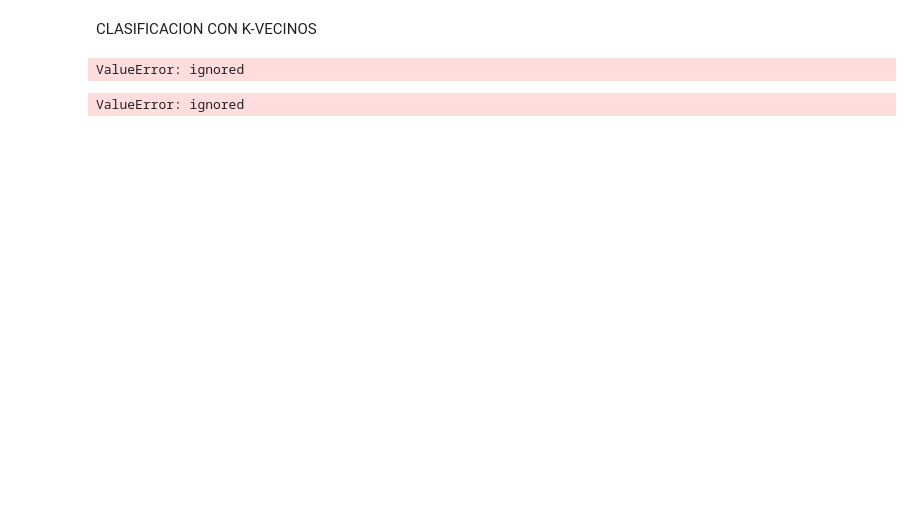
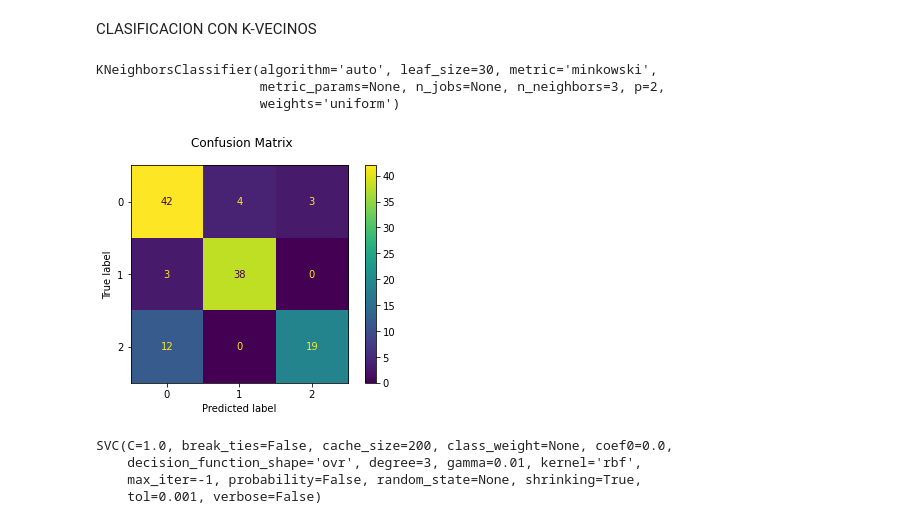
Before and after one commit to ValentinBarco/Aprendisaje-de-maquina, a Jupyter notebook: Proyecto_MID.ipynb, the cells around one changed output. Saved outputs shown, nothing was run; the diff lists cells and outputs as text; code cells hidden in the pictures; blank space fills up the shorter version.

```diff
--- a/Proyecto_MID.ipynb
+++ b/Proyecto_MID.ipynb
@@ -78,9 +94,9 @@ NEUMONIA_training = []
 for img in os.listdir(datosNeumonia):
   img = cv2.imread(os.path.join(datosNeumonia,img))
   img = cv2.resize(img,((256,128)),interpolation=cv2.INTER_AREA)
-  fd, img = hog(img, orientations=9, pixels_per_cell=(8, 8),cells_per_block=(2, 2),visualize=True, multichannel=True)
-  img = img/img.max();
-  NEUMONIA_training.append([img])
+  fd = hog(img, orientations=9, pixels_per_cell=(8, 8),cells_per_block=(2, 2), multichannel=True)
+  fd = fd/fd.max()
+  NEUMONIA_training.append(fd)
 # %%
 dataroot = "dataroot"
 datosNormal = dataroot + '/Normal '
@@ -89,9 +105,9 @@ NORMAL_training = [];
 for img in os.listdir(datosNormal):
   img = cv2.imread(os.path.join(datosNormal,img))
   img = cv2.resize(img,((256,128)),interpolation=cv2.INTER_AREA)
-  fd, img = hog(img, orientations=9, pixels_per_cell=(8, 8),cells_per_block=(2, 2),visualize=True, multichannel=True)
-  img = img/img.max();
-  NORMAL_training.append([img])
+  fd = hog(img, orientations=9, pixels_per_cell=(8, 8),cells_per_block=(2, 2), multichannel=True)
+  fd = fd/fd.max()
+  NORMAL_training.append(fd)
 
 print(len(NORMAL_training))
 # %% [output]
@@ -99,9 +115,17 @@ print(len(NORMAL_training))
 # %%
 import pandas as pd
 
-DataCovid = pd.DataFrame({'Radiografias': COVID_training,'target':'covid'});
-DataNeumonia = pd.DataFrame({'Radiografias': NEUMONIA_training,'target':'Neumonia'});
-DataNormal = pd.DataFrame({'Radiografias': NORMAL_training,'target':'Normal'});
+
+
+DataCovid = pd.DataFrame(COVID_training)
+targetCovid=pd.DataFrame([1]*len(DataCovid))
+DataNeumonia = pd.DataFrame(NEUMONIA_training)
+targetNeumonia=pd.DataFrame([2]*len(DataNeumonia))
+DataNormal = pd.DataFrame(NORMAL_training)
+targetNormal =pd.DataFrame([0]*len(DataNormal))
 
 Dataset = pd.concat([DataCovid, DataNeumonia, DataNormal],ignore_index= True,axis=0)
+target = pd.concat([targetCovid, targetNeumonia, targetNormal],ignore_index= True,axis=0)
+
+target.head
 # %% [output]
@@ -116,23 +169,31 @@ from sklearn.metrics import confusion_matrix
 from sklearn import metrics
 from sklearn.model_selection import train_test_split
 
-
-
-X_train, X_test, y_train, y_test = train_test_split(Dataset['Radiografias'], Dataset['target'], test_size=0.8, random_state=0)
+X_train, X_test, y_train, y_test = train_test_split(Dataset, target, test_size=0.2, random_state=0)
 
 Kvecinos = neighbors.KNeighborsClassifier(n_neighbors=3)
 Kvecinos.fit(X_train, y_train)
 # %% [output]
-ValueError: ignored
+KNeighborsClassifier(algorithm='auto', leaf_size=30, metric='minkowski',
+                     metric_params=None, n_jobs=None, n_neighbors=3, p=2,
+                     weights='uniform')
+# %%
+disp = metrics.plot_confusion_matrix(Kvecinos, X_test, y_test)
+disp.figure_.suptitle("Confusion Matrix");
+# %% [output]
+[figure, added]
 # %%
 from sklearn.model_selection import train_test_split
 from sklearn import svm, metrics
 from sklearn.model_selection import GridSearchCV
 from sklearn.metrics import classification_report
 
-X_train, X_test, y_train, y_test = train_test_split(Dataset['Radiografias'], Dataset['target'], shuffle = True, test_size=0.2, random_state=1)
+X_train, X_test, y_train, y_test = train_test_split(Dataset, target, shuffle = True, test_size=0.2, random_state=1)
 
-classifier = svm.SVC(gamma = 0.01)
-classifier.fit(X_train, y_train)
+clasificador = svm.SVC(gamma = 0.01)
+clasificador.fit(X_train, y_train)
 # %% [output]
-ValueError: ignored
+SVC(C=1.0, break_ties=False, cache_size=200, class_weight=None, coef0=0.0,
+    decision_function_shape='ovr', degree=3, gamma=0.01, kernel='rbf',
+    max_iter=-1, probability=False, random_state=None, shrinking=True,
+    tol=0.001, verbose=False)
```
Also changed, not shown: parts of 6 cells of this notebook.
